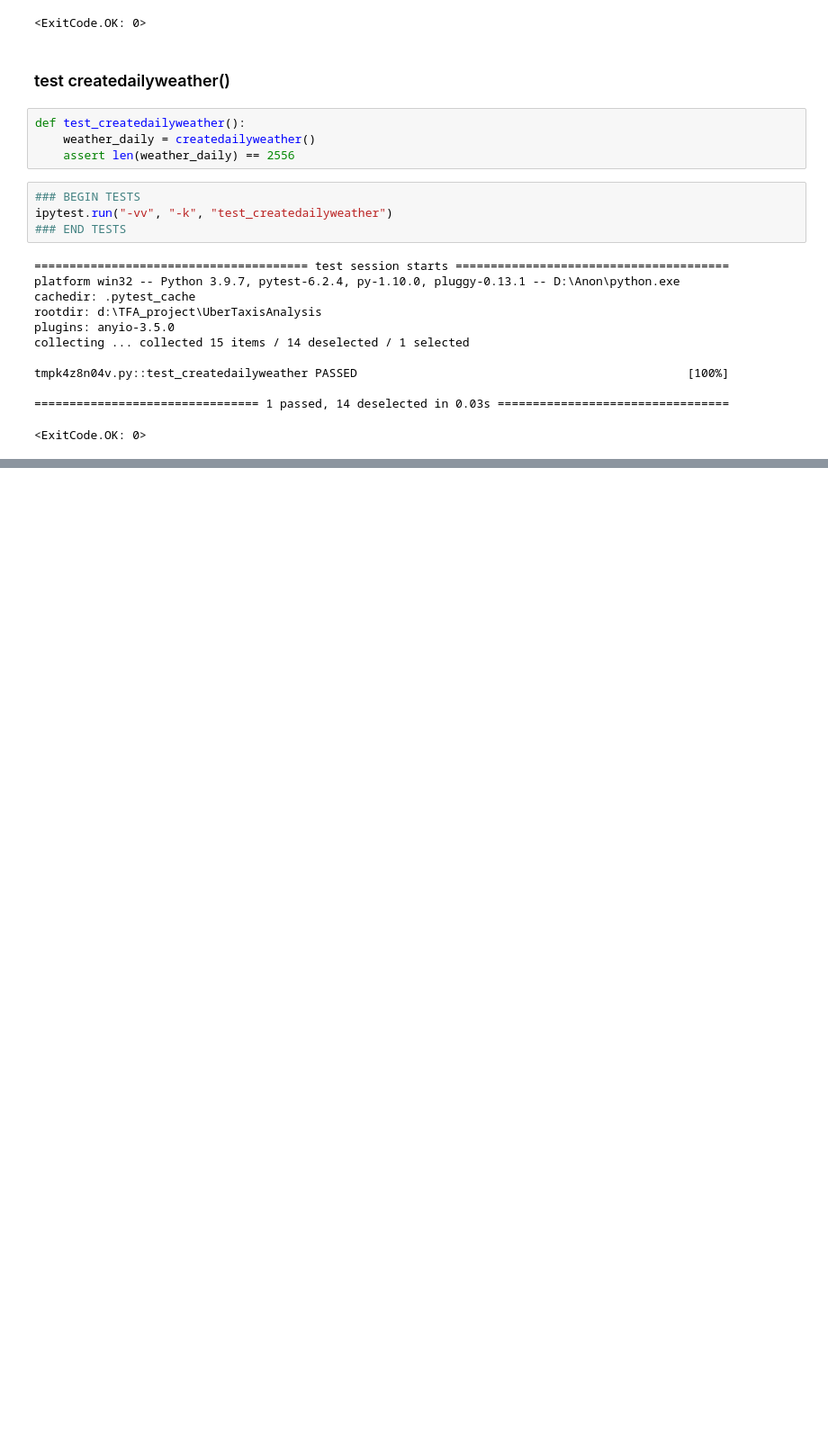
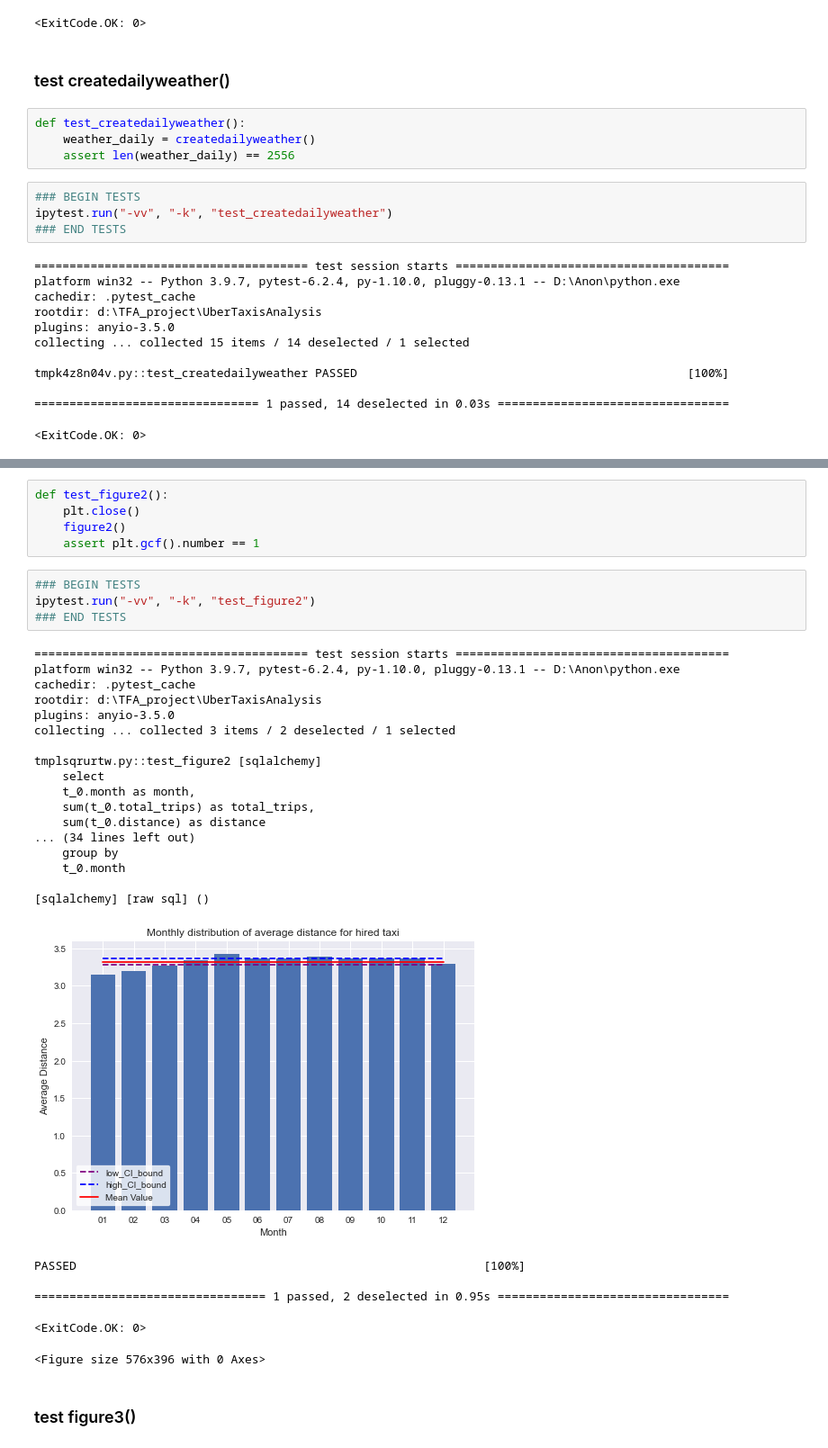
Before and after one commit to ZhengjiWang125/UberTaxisAnalysis, a Jupyter notebook: Final_Project.ipynb, the cells around one changed output, grey strips where cells are left out. Shown: that part at 90% size. Cells and saved outputs as stored; diff of their text form; blank space fills up the shorter version.

```diff
--- a/Final_Project.ipynb
+++ b/Final_Project.ipynb
@@ -1545,0 +1582,35 @@ tmpk4z8n04v.py::test_createdailyweather PASSED
+# %%
+def test_figure2():
+    plt.close()
+    figure2()
+    assert plt.gcf().number == 1
+# %%
+### BEGIN TESTS
+ipytest.run("-vv", "-k", "test_figure2")
+### END TESTS
+# %% [output]
+======================================= test session starts =======================================
+platform win32 -- Python 3.9.7, pytest-6.2.4, py-1.10.0, pluggy-0.13.1 -- D:\Anon\python.exe
+cachedir: .pytest_cache
+rootdir: d:\TFA_project\UberTaxisAnalysis
+plugins: anyio-3.5.0
+collecting ... collected 3 items / 2 deselected / 1 selected
+
+tmplsqrurtw.py::test_figure2 [sqlalchemy]
+    select
+    t_0.month as month,
+    sum(t_0.total_trips) as total_trips,
+    sum(t_0.distance) as distance
+... (34 lines left out)
+    group by
+    t_0.month
+
+[sqlalchemy] [raw sql] ()
+[figure, added]
+PASSED                                                          [100%]
+
+================================= 1 passed, 2 deselected in 0.95s =================================
+<ExitCode.OK: 0>
+<Figure size 576x396 with 0 Axes>
+# %% [markdown]
+### test figure3()
```
Also changed, not shown: parts of 25 cells of this notebook.
